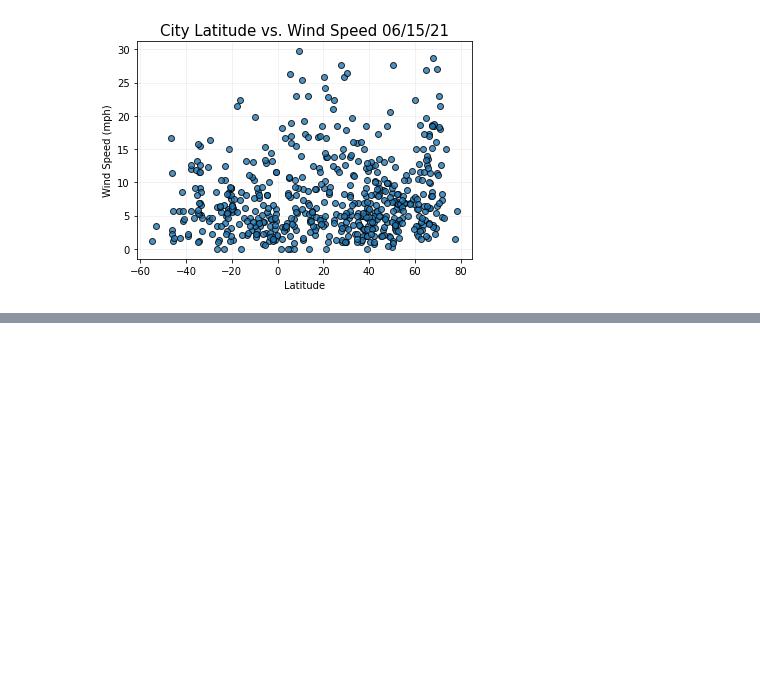
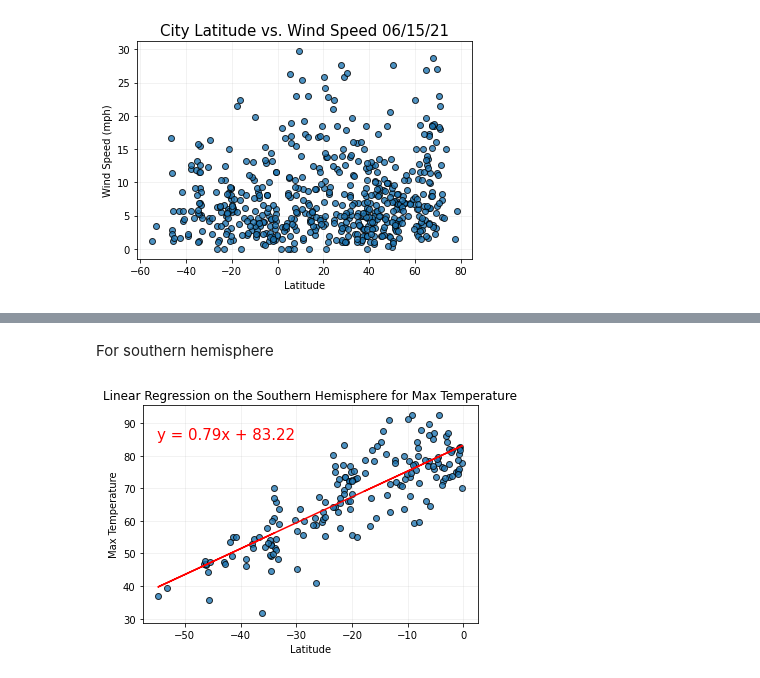
Before and after one commit to nicoserrano/World_Weather_Analysis, a Jupyter notebook: WeatherPy.ipynb, the cells around one changed output, grey strips where cells are left out. Drawn from its saved outputs; the diff is of its cells as text; code cells hidden in the pictures; blank space fills up the shorter version.

```diff
--- a/WeatherPy.ipynb
+++ b/WeatherPy.ipynb
@@ -273,0 +336,11 @@ plt.show()
+# %% [markdown]
+For southern hemisphere
+# %%
+x_values = southern_hemi_df['Lat']
+y_values = southern_hemi_df['Max Temp']
+
+plot_linear_regression(x_values, y_values,
+                      'Linear Regression on the Southern Hemisphere for Max Temperature',
+                      'Max Temperature',(-55,85))
+# %% [output]
+[figure, added]
```
Also changed, not shown: parts of 25 cells of this notebook.
